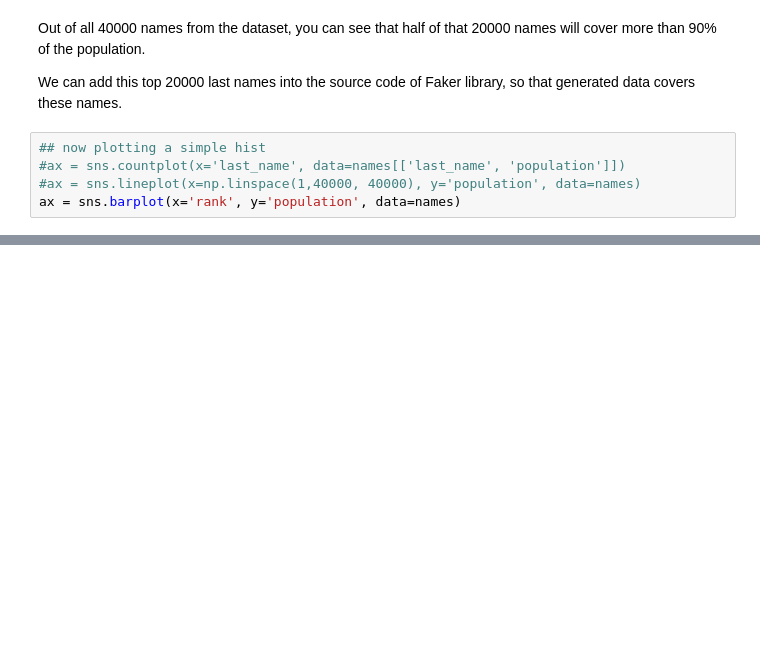
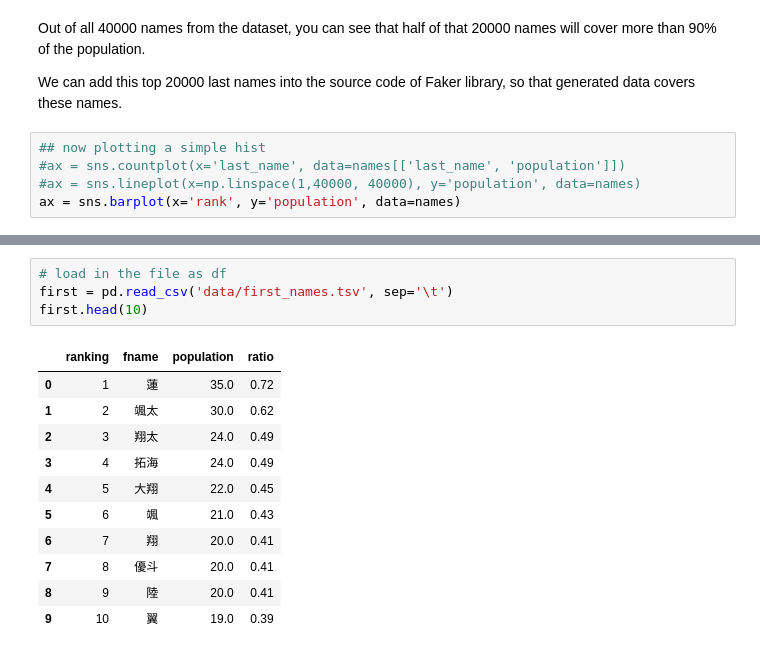
Before and after one commit to wtberry/NameClassifier, a Jupyter notebook: name analysis.ipynb, the cells around one changed output, grey strips where cells are left out. Drawn from its saved outputs; the diff is of its cells as text; blank space fills up the shorter version.

```diff
--- a/name analysis.ipynb
+++ b/name analysis.ipynb
@@ -193,0 +186,16 @@ ax = sns.barplot(x='rank', y='population', data=names)
+# %%
+# load in the file as df
+first = pd.read_csv('data/first_names.tsv', sep='\t')
+first.head(10)
+# %% [output]
+|  | ranking | fname | population | ratio |
+| 0 | 1 | 蓮 | 35.0 | 0.72 |
+| 1 | 2 | 颯太 | 30.0 | 0.62 |
+| 2 | 3 | 翔太 | 24.0 | 0.49 |
+| 3 | 4 | 拓海 | 24.0 | 0.49 |
+| 4 | 5 | 大翔 | 22.0 | 0.45 |
+| 5 | 6 | 颯 | 21.0 | 0.43 |
+| 6 | 7 | 翔 | 20.0 | 0.41 |
+| 7 | 8 | 優斗 | 20.0 | 0.41 |
+| 8 | 9 | 陸 | 20.0 | 0.41 |
+| 9 | 10 | 翼 | 19.0 | 0.39 |
```
Also changed, not shown: parts of 6 cells of this notebook.
